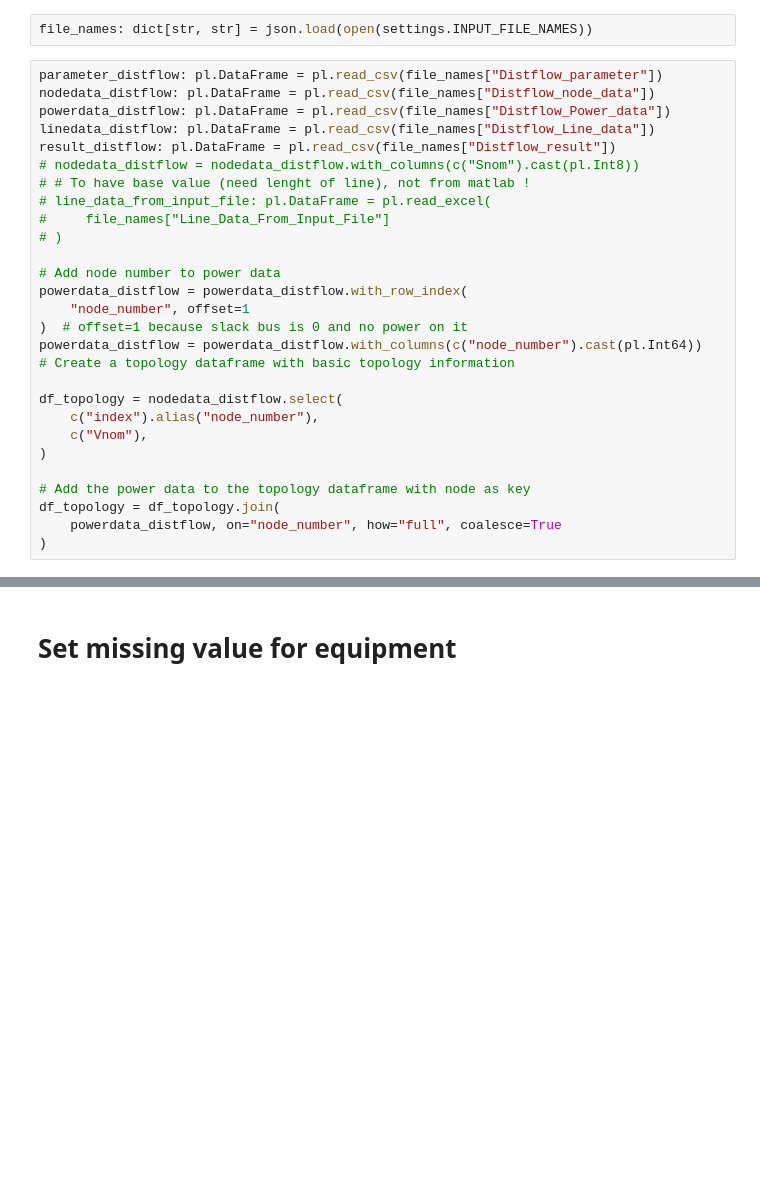
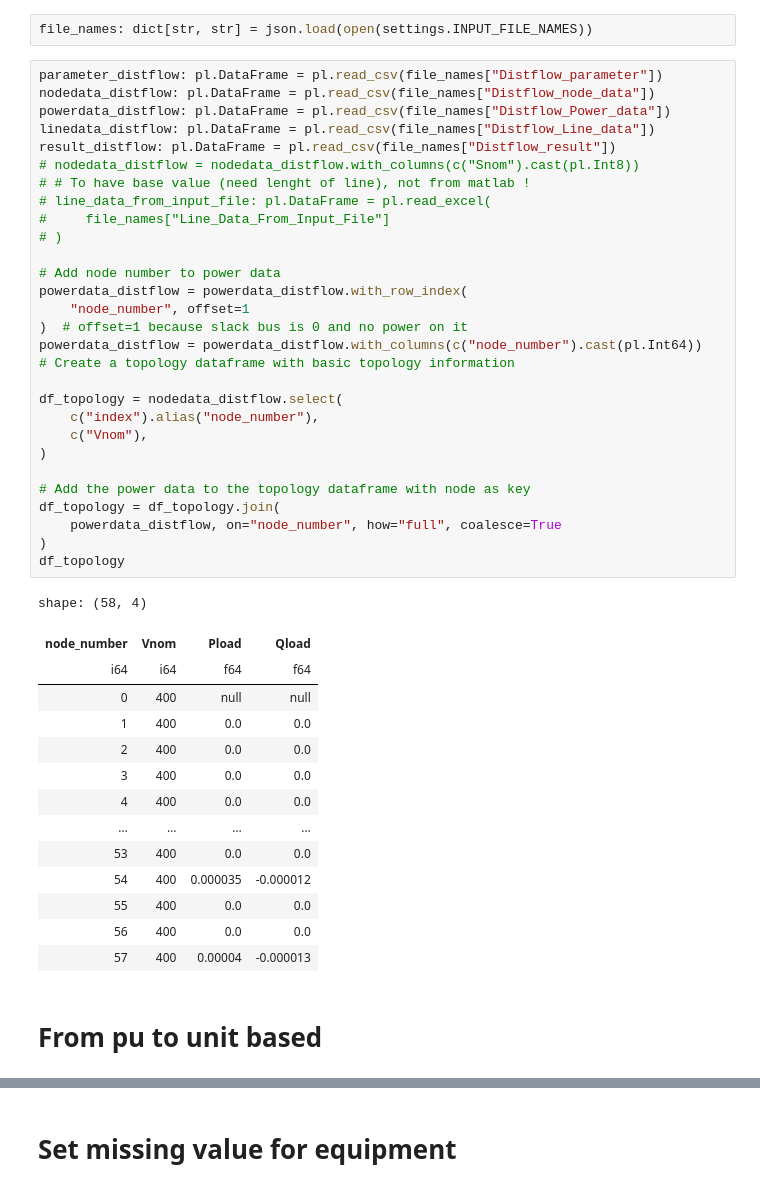
Before and after one commit to heig-vd-ie/distflow-state-estimation, a Jupyter notebook: scrips/recursive_fuction.ipynb, the cells around one changed output, grey strips where cells are left out. Cells and saved outputs as stored; diff of their text form; blank space fills up the shorter version.

```diff
--- a/scrips/recursive_fuction.ipynb
+++ b/scrips/recursive_fuction.ipynb
@@ -57,28 +57,46 @@ file_names: dict[str, str] = json.load(open(settings.INPUT_FILE_NAMES))
 # %%
 parameter_distflow: pl.DataFrame = pl.read_csv(file_names["Distflow_parameter"])
 nodedata_distflow: pl.DataFrame = pl.read_csv(file_names["Distflow_node_data"])
 powerdata_distflow: pl.DataFrame = pl.read_csv(file_names["Distflow_Power_data"])
 linedata_distflow: pl.DataFrame = pl.read_csv(file_names["Distflow_Line_data"])
 result_distflow: pl.DataFrame = pl.read_csv(file_names["Distflow_result"])
 # nodedata_distflow = nodedata_distflow.with_columns(c("Snom").cast(pl.Int8))
 # # To have base value (need lenght of line), not from matlab !
 # line_data_from_input_file: pl.DataFrame = pl.read_excel(
 #     file_names["Line_Data_From_Input_File"]
 # )
 
 # Add node number to power data
 powerdata_distflow = powerdata_distflow.with_row_index(
     "node_number", offset=1
 )  # offset=1 because slack bus is 0 and no power on it
 powerdata_distflow = powerdata_distflow.with_columns(c("node_number").cast(pl.Int64))
 # Create a topology dataframe with basic topology information
 
 df_topology = nodedata_distflow.select(
     c("index").alias("node_number"),
     c("Vnom"),
 )
 
 # Add the power data to the topology dataframe with node as key
 df_topology = df_topology.join(
     powerdata_distflow, on="node_number", how="full", coalesce=True
 )
+df_topology
+# %% [output]
+shape: (58, 4)
+| node_number | Vnom | Pload | Qload |
+| i64 | i64 | f64 | f64 |
+| 0 | 400 | null | null |
+| 1 | 400 | 0.0 | 0.0 |
+| 2 | 400 | 0.0 | 0.0 |
+| 3 | 400 | 0.0 | 0.0 |
+| 4 | 400 | 0.0 | 0.0 |
+| … | … | … | … |
+| 53 | 400 | 0.0 | 0.0 |
+| 54 | 400 | 0.000035 | -0.000012 |
+| 55 | 400 | 0.0 | 0.0 |
+| 56 | 400 | 0.0 | 0.0 |
+| 57 | 400 | 0.00004 | -0.000013 |
+# %% [markdown]
+# From pu to unit based
```
Also changed, not shown: parts of 9 cells of this notebook.
